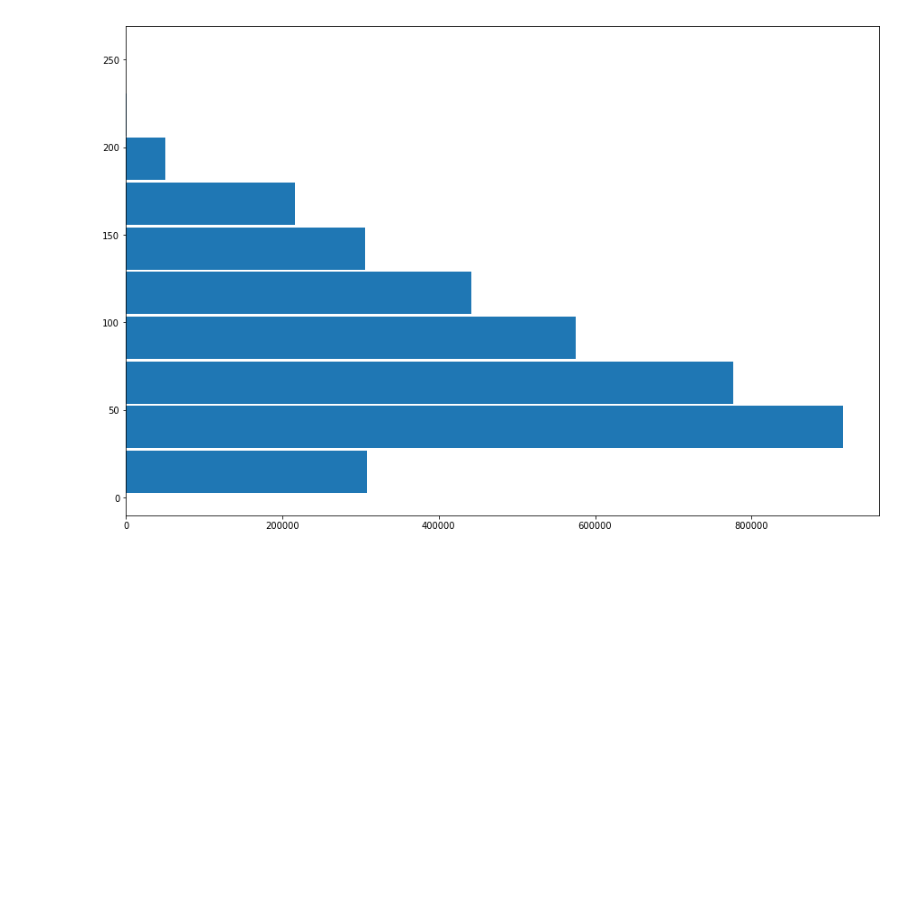
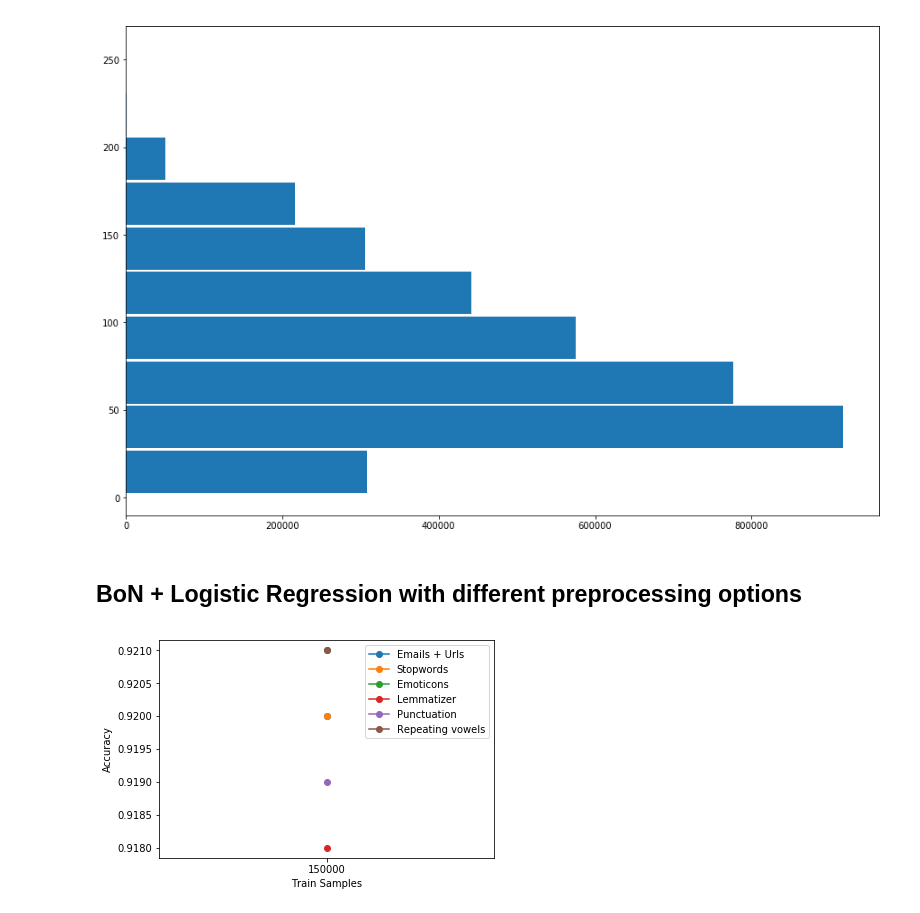
Before and after one commit to tamarakatic/sentiment-analysis-in-amazon-reviews, a Jupyter notebook: notebooks/4.0-analyze-reviews.ipynb, the cells around one changed output. Cells and saved outputs as stored; diff of their text form; code cells hidden in the pictures; blank space fills up the shorter version.

```diff
--- a/notebooks/4.0-analyze-reviews.ipynb
+++ b/notebooks/4.0-analyze-reviews.ipynb
@@ -143,3 +144,20 @@ plt.hist(number_of_words, orientation='horizontal', rwidth=0.95)
         231.5, 257. ]),
  <a list of 10 Patch objects>)
 [figure]
+# %% [markdown]
+## BoN + Logistic Regression with different preprocessing options
+# %%
+bow_data = pd.read_csv("../reports/f1_score_bow_diff_options.csv")
+# %%
+X_bow = bow_data["train_size"].values
+y_bow = bow_data.drop(['train_size'], axis=1).values
+plt.plot(X_bow, y_bow, marker="o")
+plt.xticks(X, X.astype(np.uint))
+
+plt.legend(["Emails + Urls", "Stopwords", "Emoticons", "Lemmatizer", "Punctuation", "Repeating vowels"])
+plt.ylabel("Accuracy")
+plt.xlabel("Train Samples")
+
+plt.show()
+# %% [output]
+[figure, added]
```
Also changed, not shown: parts of 2 cells of this notebook, 1 other file.
